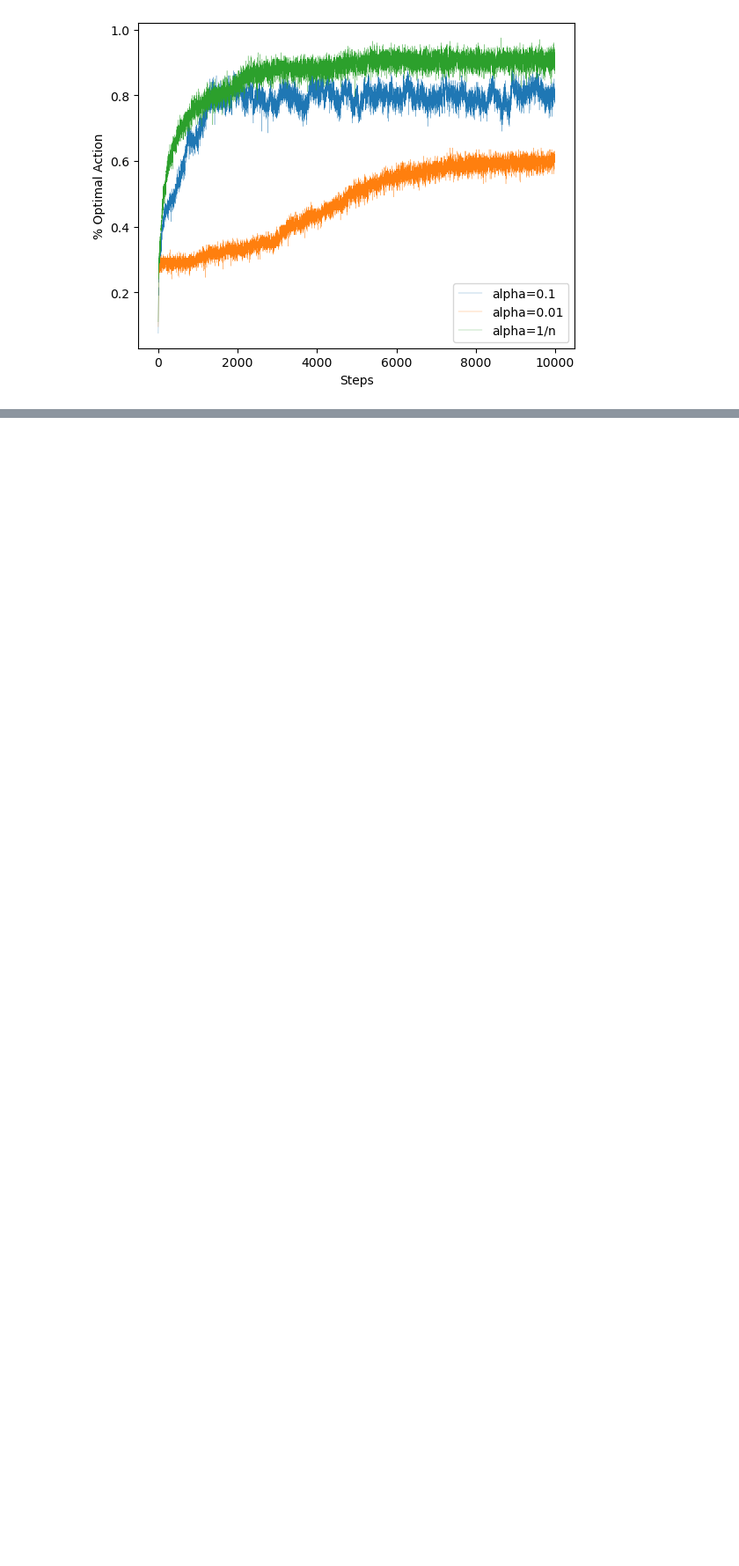
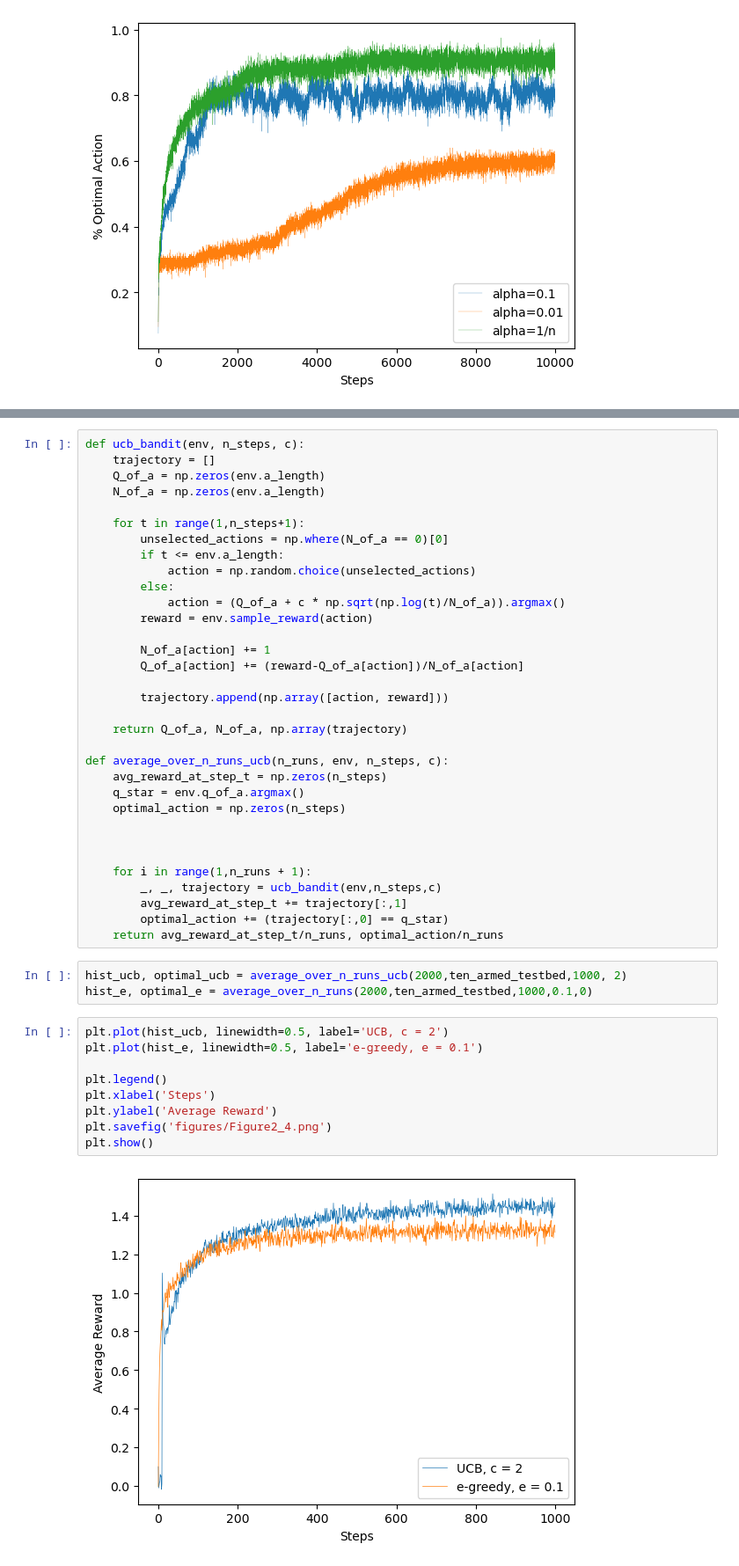
Before and after one commit to Hansespinosa2/sutton-and-barto-2nd, a Jupyter notebook: code/chapter2.ipynb, the cells around one changed output, grey strips where cells are left out. Shown: that part at 88% size. Cells and saved outputs as stored; diff of their text form; blank space fills up the shorter version.

```diff
--- a/code/chapter2.ipynb
+++ b/code/chapter2.ipynb
@@ -176,0 +254,47 @@ plt.show()
+# %%
+def ucb_bandit(env, n_steps, c):
+	trajectory = []
+	Q_of_a = np.zeros(env.a_length)
+	N_of_a = np.zeros(env.a_length)
+
+	for t in range(1,n_steps+1):
+		unselected_actions = np.where(N_of_a == 0)[0]
+		if t <= env.a_length:
+			action = np.random.choice(unselected_actions)
+		else:
+			action = (Q_of_a + c * np.sqrt(np.log(t)/N_of_a)).argmax()
+		reward = env.sample_reward(action)
+
+		N_of_a[action] += 1
+		Q_of_a[action] += (reward-Q_of_a[action])/N_of_a[action]
+
+		trajectory.append(np.array([action, reward]))
+
+	return Q_of_a, N_of_a, np.array(trajectory)
+
+def average_over_n_runs_ucb(n_runs, env, n_steps, c):
+	avg_reward_at_step_t = np.zeros(n_steps)
+	q_star = env.q_of_a.argmax()
+	optimal_action = np.zeros(n_steps)
+
+
+
+	for i in range(1,n_runs + 1):
+		_, _, trajectory = ucb_bandit(env,n_steps,c)
+		avg_reward_at_step_t += trajectory[:,1]
+		optimal_action += (trajectory[:,0] == q_star)
+	return avg_reward_at_step_t/n_runs, optimal_action/n_runs
+# %%
+hist_ucb, optimal_ucb = average_over_n_runs_ucb(2000,ten_armed_testbed,1000, 2)
+hist_e, optimal_e = average_over_n_runs(2000,ten_armed_testbed,1000,0.1,0)
+# %%
+plt.plot(hist_ucb, linewidth=0.5, label='UCB, c = 2')
+plt.plot(hist_e, linewidth=0.5, label='e-greedy, e = 0.1')
+
+plt.legend()
+plt.xlabel('Steps')
+plt.ylabel('Average Reward')
+plt.savefig('figures/Figure2_4.png')
+plt.show()
+# %% [output]
+[figure, added]
```
Also changed, not shown: parts of 7 cells of this notebook, 11 other files.
